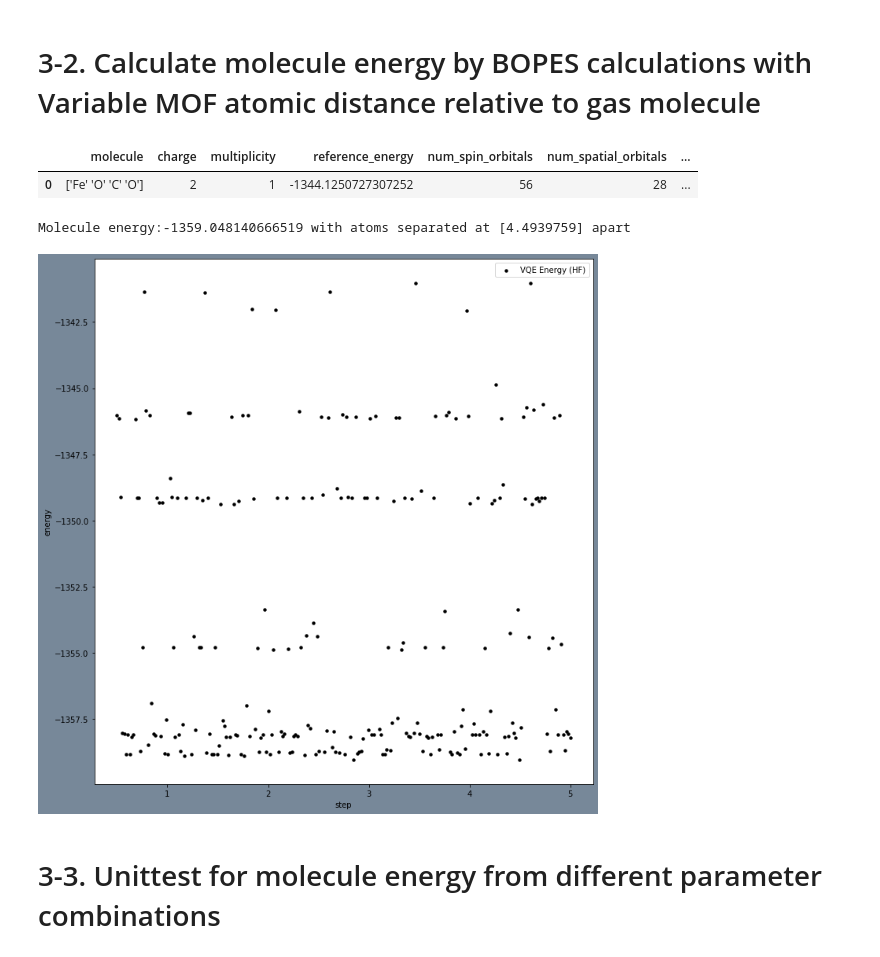
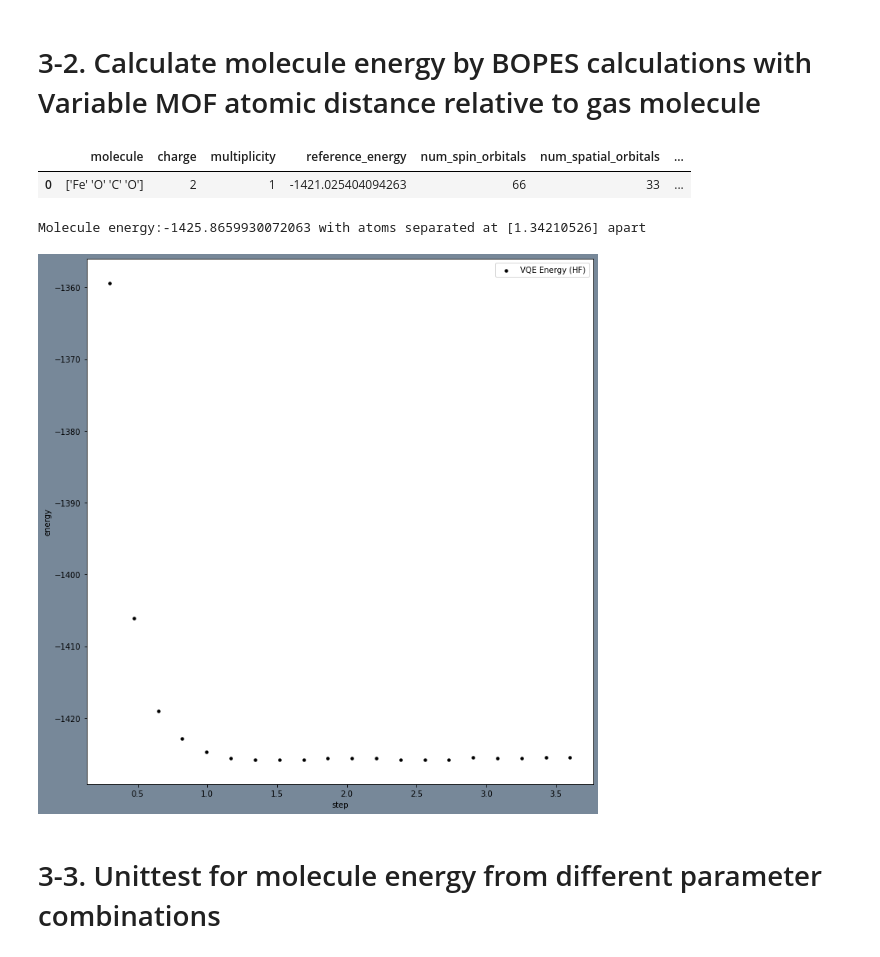
Before and after one commit to buttercutter/quantum-climate-challenge-2023, a Jupyter notebook: notebooks/deloitte_2023_quantux.ipynb, the cells around one changed output. Saved outputs shown, nothing was run; the diff lists cells and outputs as text; code cells hidden in the pictures.

```diff
--- a/notebooks/deloitte_2023_quantux.ipynb
+++ b/notebooks/deloitte_2023_quantux.ipynb
@@ -919,7 +924,8 @@ def get_a_molecule_bopes(input_value, hyperparam, input_type = 'molecule',
     for k in tqdm(range(len(perturbation_lst)), position = 0, leave = True):
 
         tmp_moleculeinfo = perturbation_lst[k]
-
+        #print("tmp_moleculeinfo", tmp_moleculeinfo)
+        input_value["coords"] = tmp_moleculeinfo.coords
         # Get ground state energy from construct problem
         # ===========================
         _, tmp_energy, _ = get_construct_problem(input_value, hyperparam, input_type, display_report, reduced, basis, mapper_type, solver_type, method, optimizer, seed, randomize)
@@ -1009,19 +1015,11 @@ def getCoordinate(data, step, size):
 
         coords.append([coordx,coordy,coordz])
     return mol, coords
-# %%
-def getCoordinateQuantistryToBOPES(coords):
-    offsetx = 5
-    offsety = 5
-    offsetz = 5
-    newCoords = [[coords[0][0]-offsetx,coords[0][1]-offsety, 0],
-                 [coords[1][0]-offsetx,coords[1][1]-offsety, 0],
-                 [coords[2][0]-offsetx,coords[2][1]-offsety, 0],
-                ]
-    newCoords[0][0] = 0
-    newCoords[0][1] = 0
-    newCoords[0][2] = 0
-    return newCoords
+# %%
+def getCoordinateQuantistryToBOPES(coords):
+    for i in range(len(coords)):
+        coords[i][2] = 0
+    return coords
 # %% [markdown]
 # 3-2. Calculate molecule energy by BOPES calculations with Variable MOF atomic distance relative to gas molecule
 # %%
@@ -1031,10 +1029,10 @@ def run_VQE_BOPES_Energies(molecule_name, multiplicity, charge, masses, atom_pai
     molecule_data = get_coord(pth + r'/'+molecule_name+'.zip')
     mol, coords = getCoordinate(molecule_data, step, len(masses))
     bopesCoords = getCoordinateQuantistryToBOPES(coords)
-    #print(mol, coords, bopesCoords)
+
     gas_molecules = {
         molecule_name: {'symbols': mol,
-               'coords': bopesCoords,
+               'coords': coords,
                'multiplicity': multiplicity,
                'charge': charge,
                'units': DistanceUnit.ANGSTROM,
@@ -1091,13 +1089,13 @@ def run_VQE_BOPES_Energies(molecule_name, multiplicity, charge, masses, atom_pai
     return perturb_steps, energy_lst
 # %%
 run_VQE_BOPES_Energies(molecule_name='Fe2_CO2',multiplicity=1,charge=2,masses=[56, 1, 16, 1],
-                       atom_pair = (1, 0), freeze_remove=range(19,30), run_real = False,
-                       perturbation_steps = np.linspace(0.5, 5.0, 250), optimizer = 'COBYLA');
+                       atom_pair = (0,1), freeze_remove=range(13,30), run_real = False,
+                       perturbation_steps = np.linspace(0.3, 3.6, 200), optimizer = 'COBYLA');
 # %% [output]
 |  | molecule | charge | multiplicity | reference_energy | num_spin_orbitals | num_spatial_orbitals | ... |
-| 0 | ['Fe' 'O' 'C' 'O'] | 2 | 1 | -1344.1250727307252 | 56 | 28 | ... |
+| 0 | ['Fe' 'O' 'C' 'O'] | 2 | 1 | -1421.025404094263 | 66 | 33 | ... |
-Molecule energy:-1359.048140666519 with atoms separated at [4.4939759] apart
+Molecule energy:-1425.8659930072063 with atoms separated at [1.34210526] apart
-[figure, old version]
+[figure, new version]
 # %% [markdown]
 # 3-3. Unittest for molecule energy from different parameter combinations
 # %%
```
Also changed, not shown: parts of 14 cells of this notebook.
